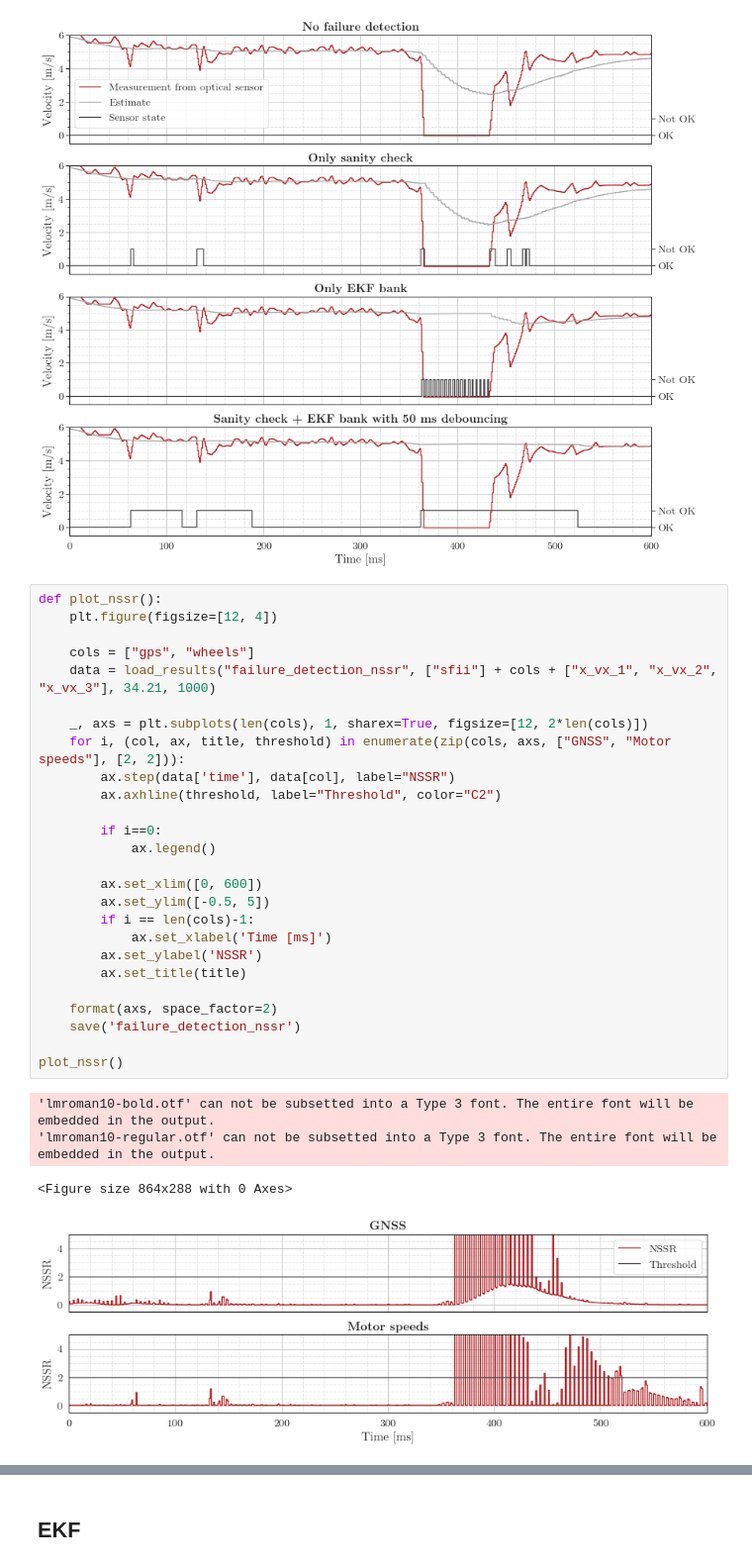
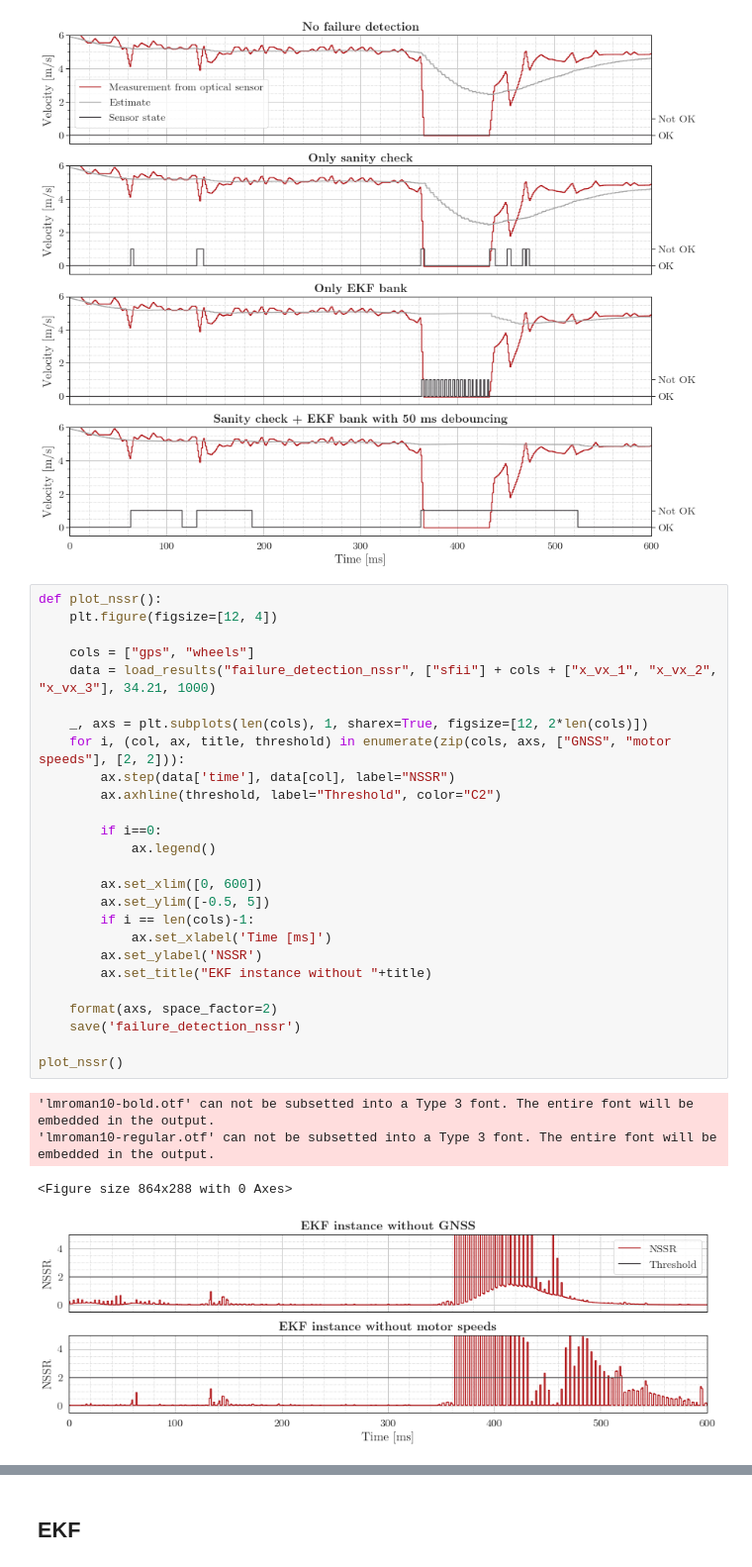
Before and after one commit to DominikStiller/dhbw-t3100, a Jupyter notebook: T3100.ipynb, the cells around one changed output, grey strips where cells are left out. Shown at 99% size. Cells and saved outputs as stored; diff of their text form.

```diff
--- a/T3100.ipynb
+++ b/T3100.ipynb
@@ -303,34 +303,34 @@ plot_failure_detection()
 # %%
 def plot_nssr():
     plt.figure(figsize=[12, 4])
 
     cols = ["gps", "wheels"]
     data = load_results("failure_detection_nssr", ["sfii"] + cols + ["x_vx_1", "x_vx_2", "x_vx_3"], 34.21, 1000)
 
     _, axs = plt.subplots(len(cols), 1, sharex=True, figsize=[12, 2*len(cols)])
-    for i, (col, ax, title, threshold) in enumerate(zip(cols, axs, ["GNSS", "Motor speeds"], [2, 2])):
+    for i, (col, ax, title, threshold) in enumerate(zip(cols, axs, ["GNSS", "motor speeds"], [2, 2])):
         ax.step(data['time'], data[col], label="NSSR")
         ax.axhline(threshold, label="Threshold", color="C2")
 
         if i==0:
             ax.legend()
 
         ax.set_xlim([0, 600])
         ax.set_ylim([-0.5, 5])
         if i == len(cols)-1:
             ax.set_xlabel('Time [ms]')
         ax.set_ylabel('NSSR')
-        ax.set_title(title)
+        ax.set_title("EKF instance without "+title)
 
     format(axs, space_factor=2)
     save('failure_detection_nssr')
 
 plot_nssr()
 # %% [output]
 'lmroman10-bold.otf' can not be subsetted into a Type 3 font. The entire font will be embedded in the output.
 'lmroman10-regular.otf' can not be subsetted into a Type 3 font. The entire font will be embedded in the output.
 <Figure size 864x288 with 0 Axes>
-[figure, old version]
+[figure, new version]
 # %%
 def plot_nssr_full():
     plt.figure(figsize=[12, 4])
```
Also changed, not shown: parts of 4 cells of this notebook, 53 other files.
